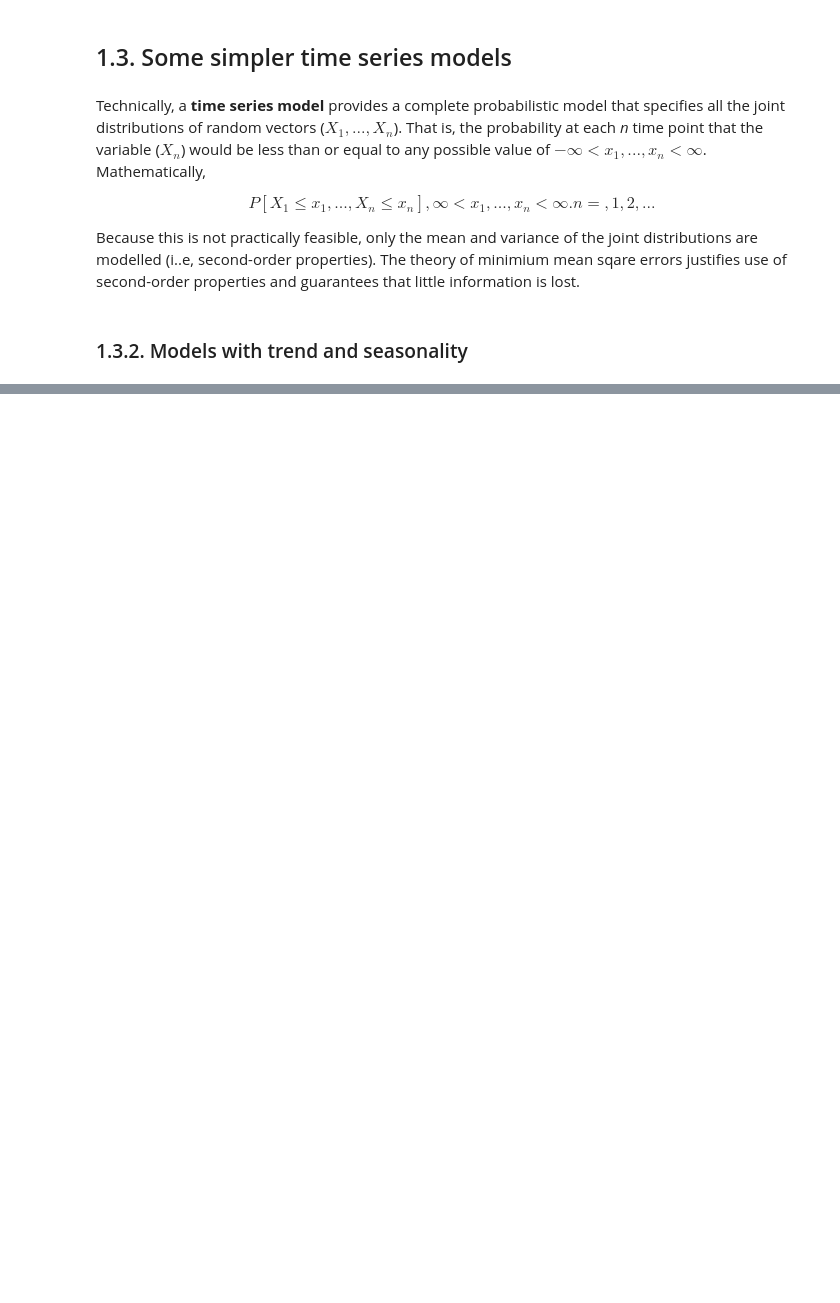
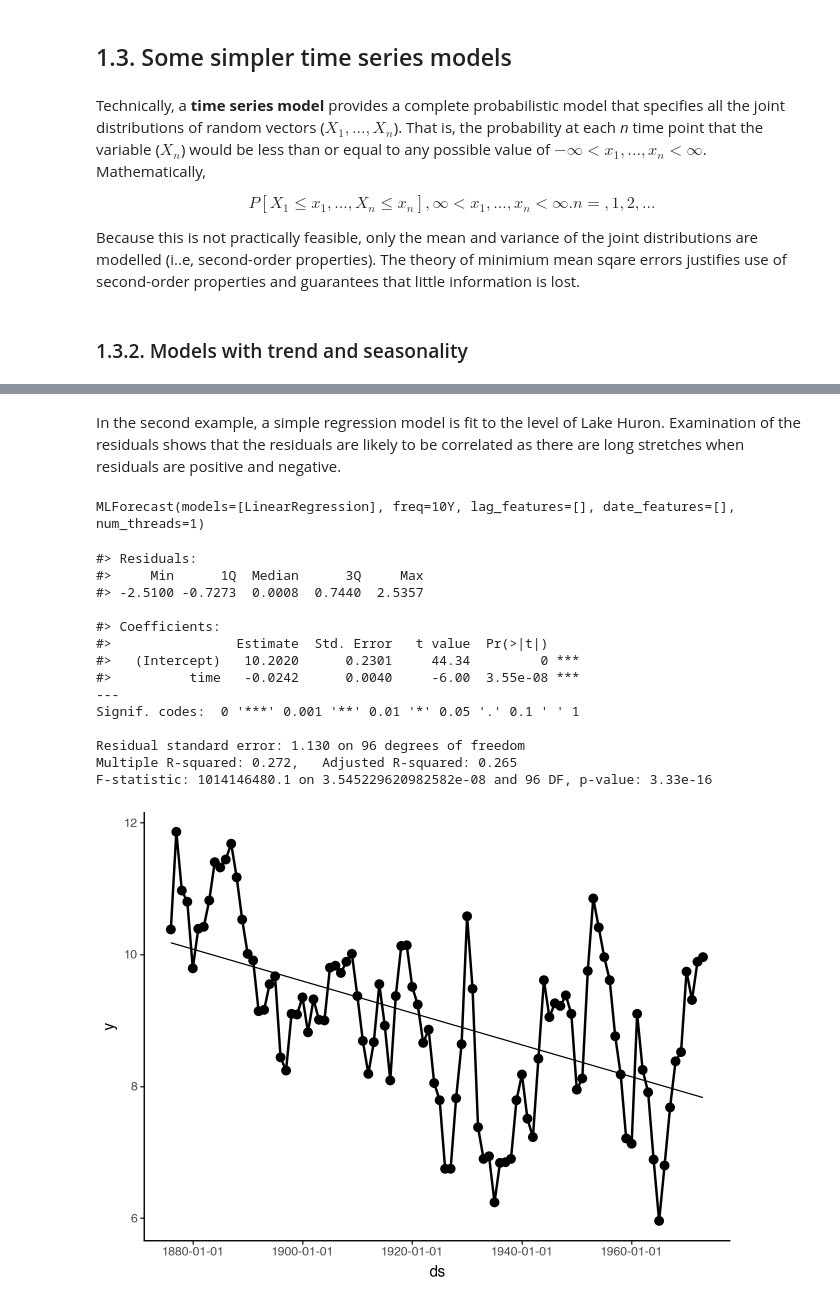
Before and after one commit to sebsciarra/intro_time_series, a Jupyter notebook: notebooks/chap1_intro.ipynb, the cells around one changed output, grey strips where cells are left out. Saved outputs shown, nothing was run; the diff lists cells and outputs as text; code cells hidden in the pictures; blank space fills up the shorter version.

```diff
--- a/notebooks/chap1_intro.ipynb
+++ b/notebooks/chap1_intro.ipynb
@@ -163,0 +151,56 @@ NameError: name 'stats' is not defined
+# %% [markdown]
+In the second example, a simple regression model is fit to the level of Lake Huron.  Examination of the residuals shows that the residuals are likely to be correlated as there are long stretches when residuals are positive and negative.
+# %%
+## Example 1.3.5. Level of Lake Huron from 1875 to 1972
+df_us_pop = pd.read_csv('data/raw/lake.tsm', names=['y'])
+
+# add standard columns needed by nixtla functions
+df_us_pop['unique_id'] = 'lake_huron'
+n_obs = len(df_us_pop)
+df_us_pop['ds'] = pd.date_range(start='1875-01-01', periods=n_obs, freq='YE')
+
+# add numeric time values to be used as predictors
+df_us_pop['time'] = np.arange(1, len(df_us_pop) + 1)
+
+from fpppy.models import LinearRegression
+from mlforecast import MLForecast
+from scipy import stats
+
+mf = MLForecast(models=LinearRegression(), freq='10Y')
+
+# Fit model
+mf.fit(df_us_pop, fitted=True, static_features=[])
+
+print_regression_summary_from_model(mf.models_['LinearRegression'])
+
+df_pred = mf.forecast_fitted_values()
+df_pred['residual'] = (df_pred['LinearRegression'] - df_pred['y'])
+
+(ggplot(data=df_pred, mapping=aes(x='ds', y=df_pred['y'])) +
+    geom_line(size=1) +
+    geom_point(size=3) +
+    geom_line(mapping=aes(x='ds', y=df_pred['LinearRegression'])) +
+    theme_classic())
+
+(ggplot(data=df_pred, mapping=aes(x='ds', y=df_pred['residual'])) +
+    geom_line(size=1) +
+    geom_point(size=3) +
+    geom_hline(mapping=aes(yintercept=0)) +
+    theme_classic())
+# %% [output]
+MLForecast(models=[LinearRegression], freq=10Y, lag_features=[], date_features=[], num_threads=1)
+#> Residuals:
+#>     Min      1Q  Median      3Q     Max
+#> -2.5100 -0.7273  0.0008  0.7440  2.5357
+
+#> Coefficients:
+#>                Estimate  Std. Error   t value  Pr(>|t|)
+#>   (Intercept)   10.2020      0.2301     44.34         0 ***
+#>          time   -0.0242      0.0040     -6.00  3.55e-08 ***
+---
+Signif. codes:  0 '***' 0.001 '**' 0.01 '*' 0.05 '.' 0.1 ' ' 1
+
+Residual standard error: 1.130 on 96 degrees of freedom
+Multiple R-squared: 0.272,   Adjusted R-squared: 0.265
+F-statistic: 1014146480.1 on 3.545229620982582e-08 and 96 DF, p-value: 3.33e-16
+[figure, added]
```
Also changed, not shown: parts of 8 cells of this notebook.
